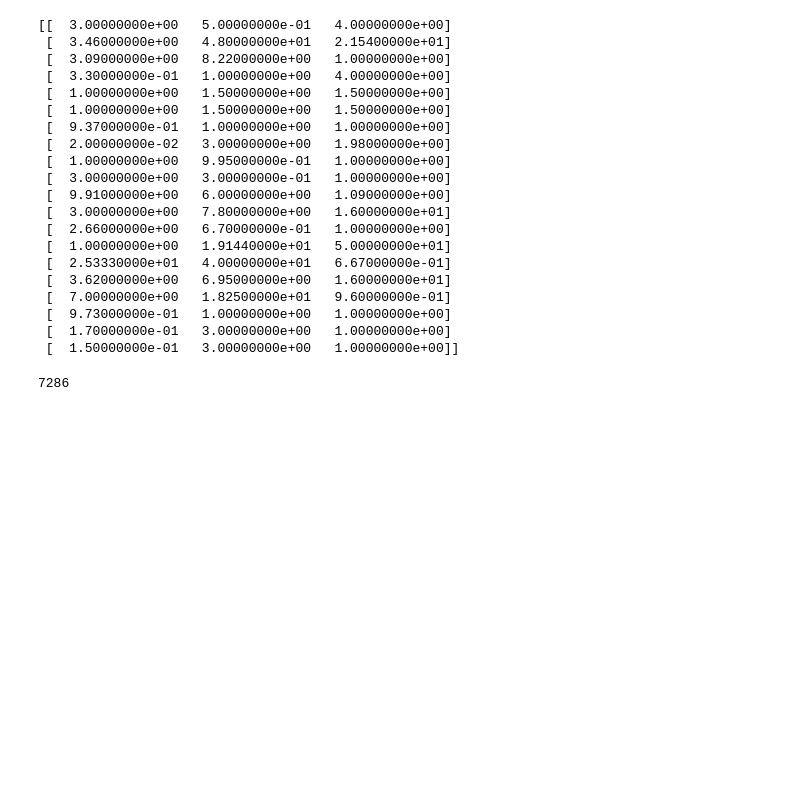
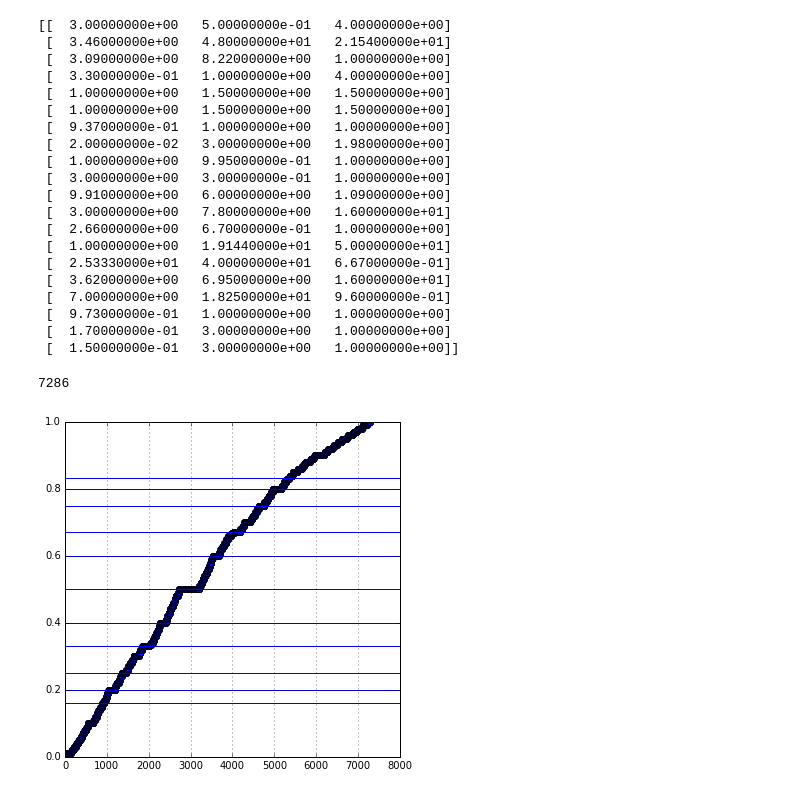
Before and after one commit to bismayan/MaterialsMachineLearning, a Jupyter notebook: Cleaning_Stoichiometry.ipynb, the cells around one changed output. Drawn from its saved outputs; the diff is of its cells as text; code cells hidden in the pictures; blank space fills up the shorter version.

```diff
--- a/Cleaning_Stoichiometry.ipynb
+++ b/Cleaning_Stoichiometry.ipynb
@@ -58,3 +58,12 @@ print len(st_array[truly_not_stoich])
 7286
 # %%
 truly_not_stoich_dat=st_array[truly_not_stoich]
+# %%
+
+plt.figure(figsize=(6,6))
+plt.plot(sorted(np.modf(np.sum(truly_not_stoich_dat,axis=1))[0]),'o')
+plt.grid()
+for y in [0.5,0.33,0.67,0.2,0.4,0.6,0.8,0.25,0.75,0.16,0.833]:
+    plt.axhline(y)
+# %% [output]
+[figure, added]
```
Also changed, not shown: parts of 10 cells of this notebook, 6 other files.
